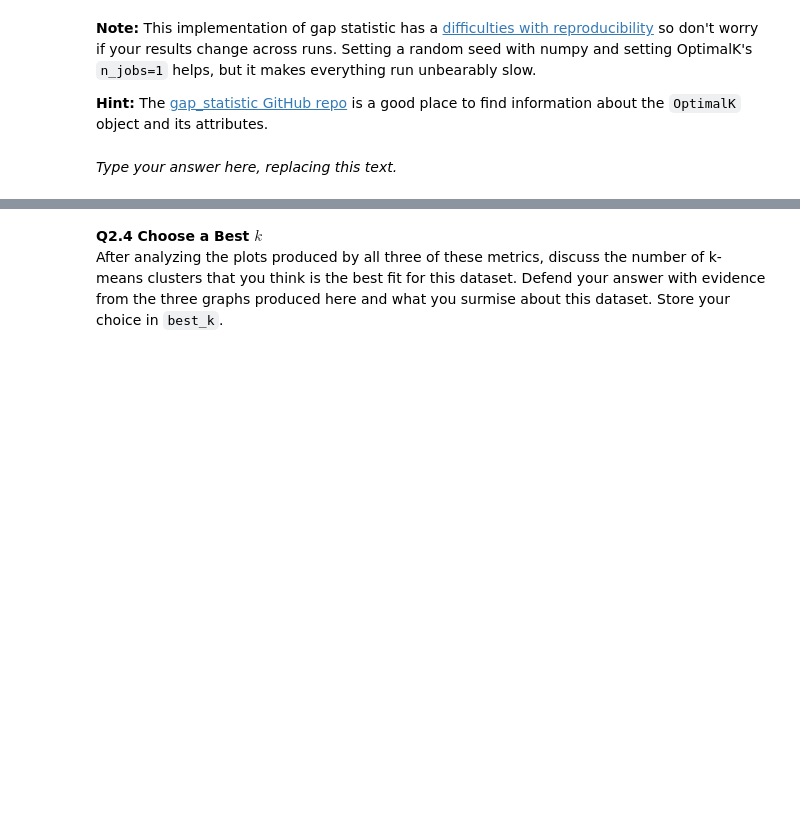
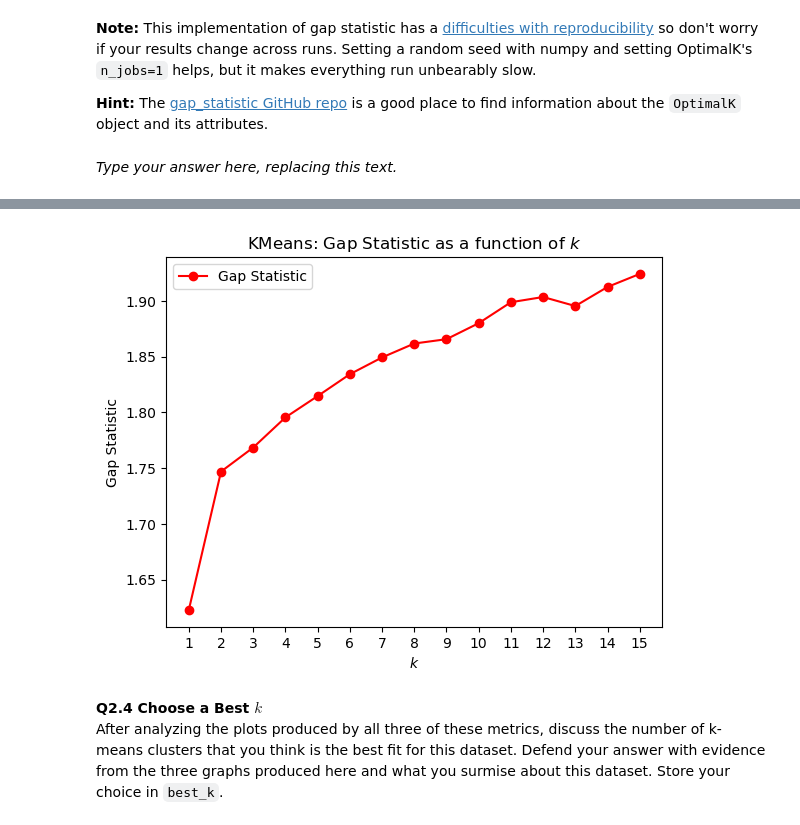
Before and after one commit to jamesliounis/Harvard-Deep-Learning, a Jupyter notebook: cs109b_hw1/cs109b_hw1.ipynb, the cells around one changed output, grey strips where cells are left out. Saved outputs shown, nothing was run; the diff lists cells and outputs as text; code cells hidden in the pictures; blank space fills up the shorter version.

```diff
--- a/cs109b_hw1/cs109b_hw1.ipynb
+++ b/cs109b_hw1/cs109b_hw1.ipynb
@@ -372,0 +371,10 @@ _Type your answer here, replacing this text._
+# %%
+# your code here
+
+# instantiate OptimalK
+optimalK = OptimalK(n_jobs = 1)
+
+# Calling OptimalK
+
+n_clusters = optimalK(processed_sample, cluster_array = np.array(ks))
+print('Optimal clusters: ', n_clusters)
@@ -372,0 +383,2 @@ _Type your answer here, replacing this text._
+# %%
+gap_statistics = optimalK.gap_df['gap_value']
@@ -373,3 +402,13 @@ _Type your answer here, replacing this text._
+# %%
+# Plot
+plt.plot(ks, gap_statistics, 'o-', color='red', label='Gap Statistic')
+plt.xticks(ks);
+plt.xlabel('$k$')
+plt.ylabel('Gap Statistic')
+plt.title('KMeans: Gap Statistic as a function of $k$')
+plt.legend();
+# %% [output]
+[figure, added]
 # %%
 # your code here
 # Use the stopping condition described in the original paper
```
Also changed, not shown: parts of 17 cells of this notebook, 1 other file.
